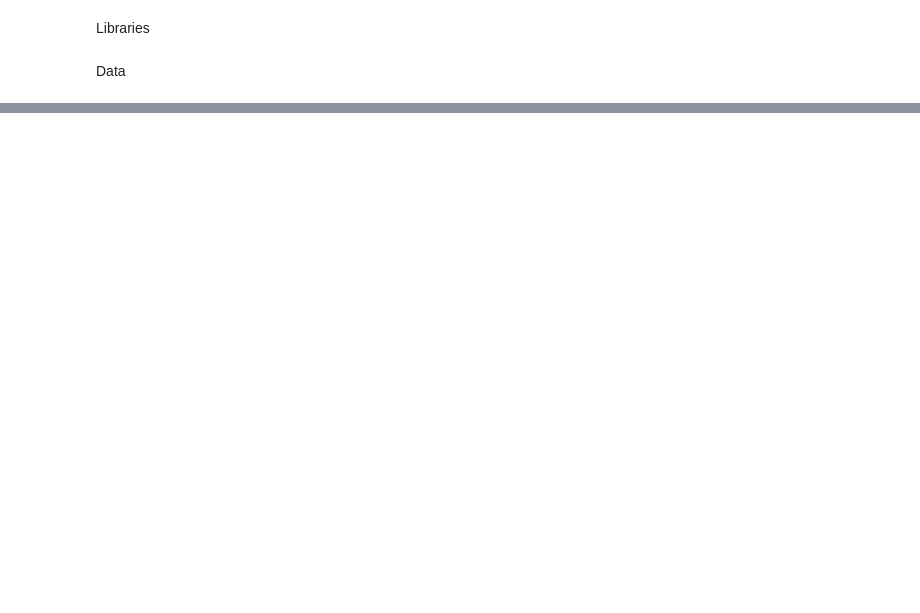
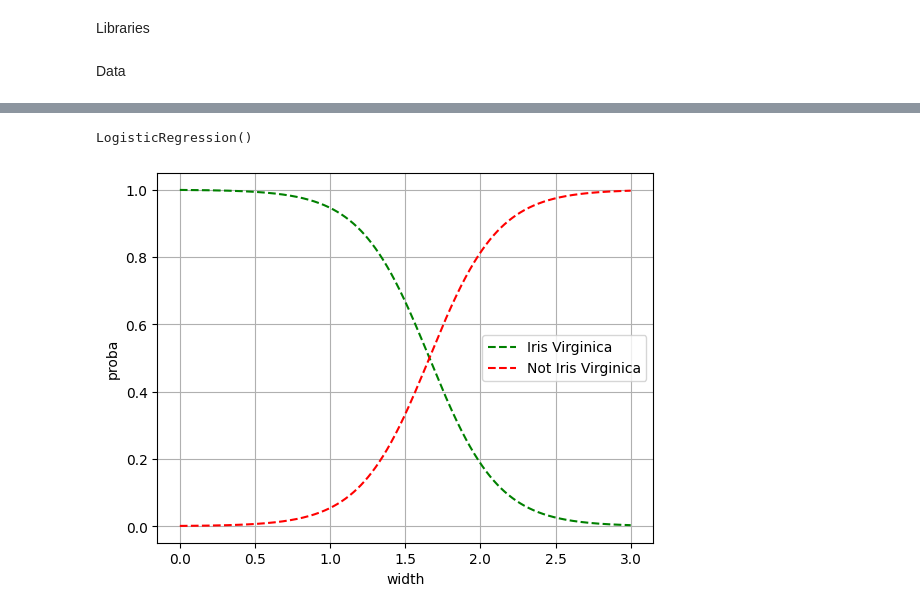
Before and after one commit to prdurgam-edu/DataScience_CourseWork, a Jupyter notebook: AurelienGeron_03_TrainingModels.ipynb, the cells around one changed output, grey strips where cells are left out. Cells and saved outputs as stored; diff of their text form; code cells hidden in the pictures; blank space fills up the shorter version.

```diff
--- a/AurelienGeron_03_TrainingModels.ipynb
+++ b/AurelienGeron_03_TrainingModels.ipynb
@@ -44,0 +73,3 @@ lin_reg.intercept_, lin_reg.coef_
+# %%
+iris=datasets.load_iris()
+list(iris.keys())
@@ -44,0 +85,20 @@ lin_reg.intercept_, lin_reg.coef_
+# %%
+X=iris['data'][:,3:]
+y=(iris['target']==2).astype(int)
+# %%
+log_reg = LogisticRegression()
+log_reg.fit(X,y)
+# %% [output]
+LogisticRegression()
+# %%
+x_new = np.linspace(0,3,1000).reshape(-1,1)
+y_proba = log_reg.predict_proba(x_new)
+
+plt.plot(x_new, y_proba[:,:1], 'g--', label='Iris Virginica')
+plt.plot(x_new, y_proba[:,1:], 'r--', label='Not Iris Virginica')
+plt.xlabel("width")
+plt.ylabel("proba")
+plt.legend()
+plt.grid()
+# %% [output]
+[figure, added]
```
Also changed, not shown: parts of 11 cells of this notebook.
